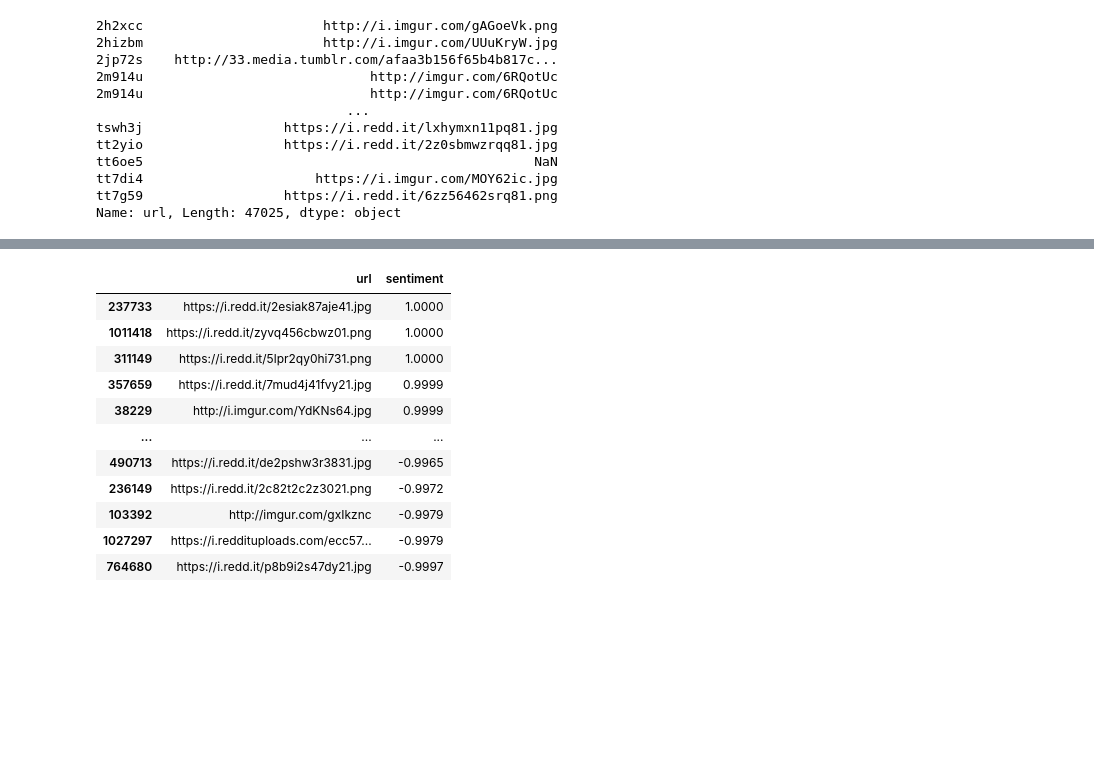
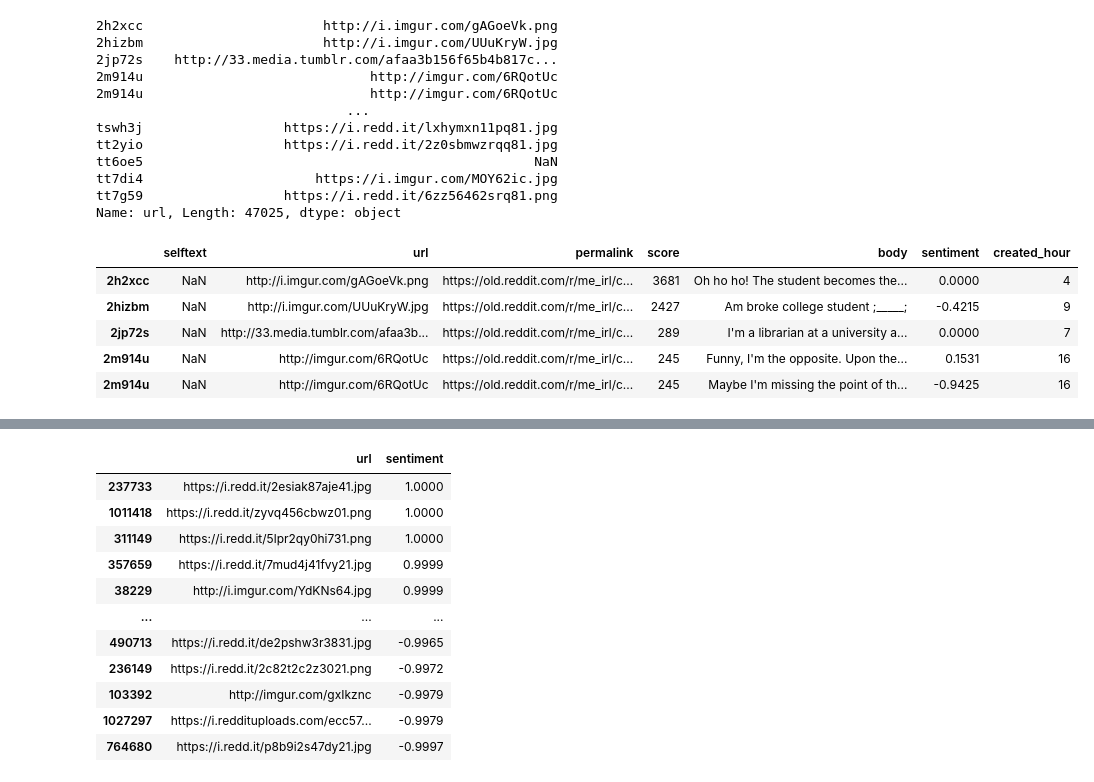
Before and after one commit to sankle/tp2-distribuidos, a Jupyter notebook: notebooks/reddit-memes-analysis.ipynb, the cells around one changed output, grey strips where cells are left out. Drawn from its saved outputs; the diff is of its cells as text; code cells hidden in the pictures; blank space fills up the shorter version.

```diff
--- a/notebooks/reddit-memes-analysis.ipynb
+++ b/notebooks/reddit-memes-analysis.ipynb
@@ -125,3 +125,13 @@ tt6oe5                                                  NaN
 tt7di4                      https://i.imgur.com/MOY62ic.jpg
 tt7g59                  https://i.redd.it/6zz56462srq81.png
 Name: url, Length: 47025, dtype: object
+# %%
+student_comments_with_post_score_higher_than_avg = student_comments[student_comments['score'] > posts_mean_score]
+student_comments_with_post_score_higher_than_avg.head()
+# %% [output]
+|  | selftext | url | permalink | score | body | sentiment | created_hour |
+| 2h2xcc | NaN | http://i.imgur.com/gAGoeVk.png | https://old.reddit.com/r/me_irl/c... | 3681 | Oh ho ho! The student becomes the... | 0.0000 | 4 |
+| 2hizbm | NaN | http://i.imgur.com/UUuKryW.jpg | https://old.reddit.com/r/me_irl/c... | 2427 | Am broke college student ;_____; | -0.4215 | 9 |
+| 2jp72s | NaN | http://33.media.tumblr.com/afaa3b... | https://old.reddit.com/r/me_irl/c... | 289 | I'm a librarian at a university a... | 0.0000 | 7 |
+| 2m914u | NaN | http://imgur.com/6RQotUc | https://old.reddit.com/r/me_irl/c... | 245 | Funny, I'm the opposite. Upon the... | 0.1531 | 16 |
+| 2m914u | NaN | http://imgur.com/6RQotUc | https://old.reddit.com/r/me_irl/c... | 245 | Maybe I'm missing the point of th... | -0.9425 | 16 |
```
Also changed, not shown: parts of 3 cells of this notebook, 4 other files.
